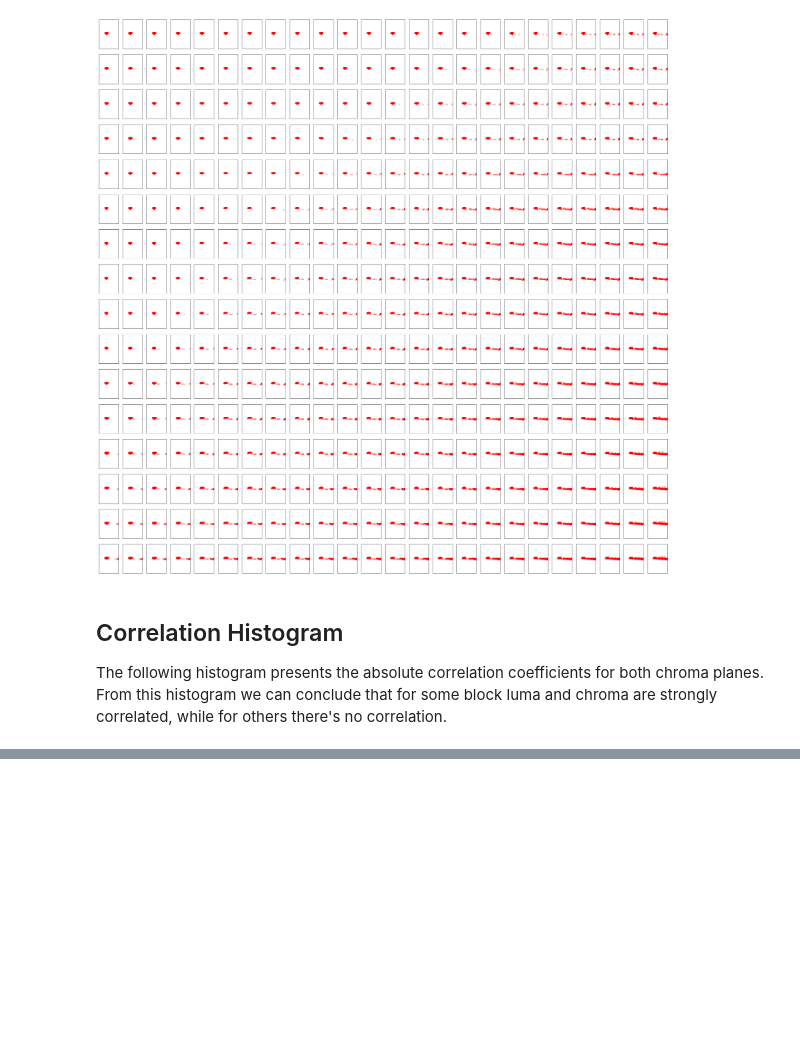
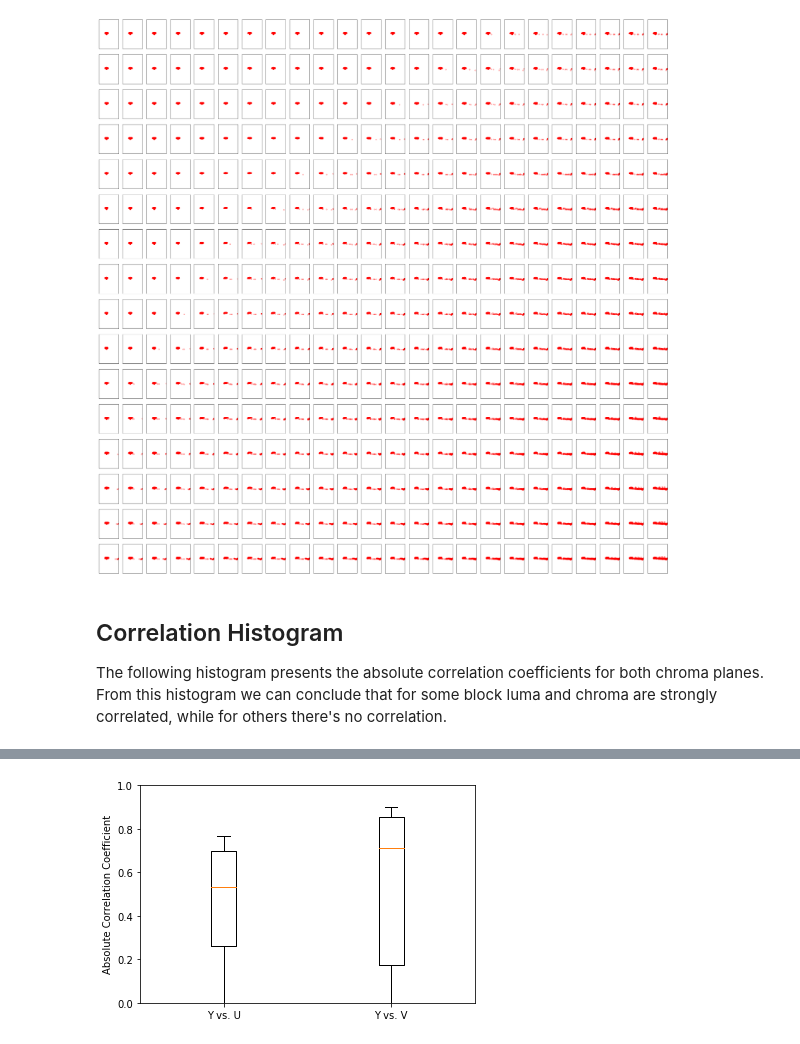
Before and after one commit to luctrudeau/CfL-Analysis, a Jupyter notebook: notebooks/exploratory/0.01-luctrudeau-ChromaAndLuma.ipynb, the cells around one changed output, grey strips where cells are left out. Cells and saved outputs as stored; diff of their text form; code cells hidden in the pictures; blank space fills up the shorter version.

Commit message:
Replace Cumul Hist in Chroma And Luma experiment
Replace Cumulative Histogram in Chroma and Luma experiment with a
boxplot.

```diff
--- a/notebooks/exploratory/0.01-luctrudeau-ChromaAndLuma.ipynb
+++ b/notebooks/exploratory/0.01-luctrudeau-ChromaAndLuma.ipynb
@@ -118,0 +109,6 @@ plt.legend(['Y vs. U', 'Y vs. V']);
+# %%
+plt.boxplot((corrU.ravel(), corrV.ravel()), labels=['Y vs. U','Y vs. V']);
+plt.gca().set_ylim([0, 1]);
+plt.ylabel("Absolute Correlation Coefficient");
+# %% [output]
+[figure, added]
```
Also changed, not shown: parts of 4 cells of this notebook.
